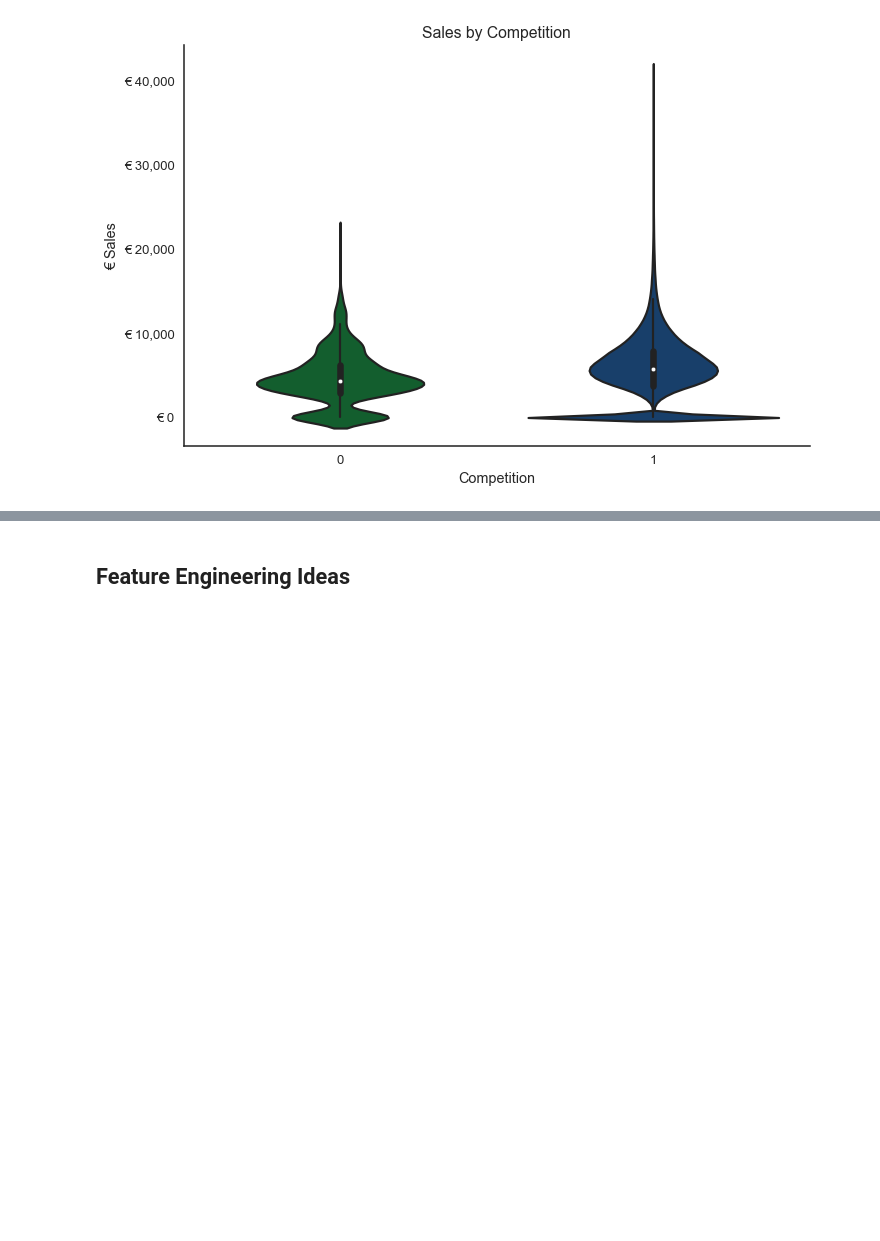
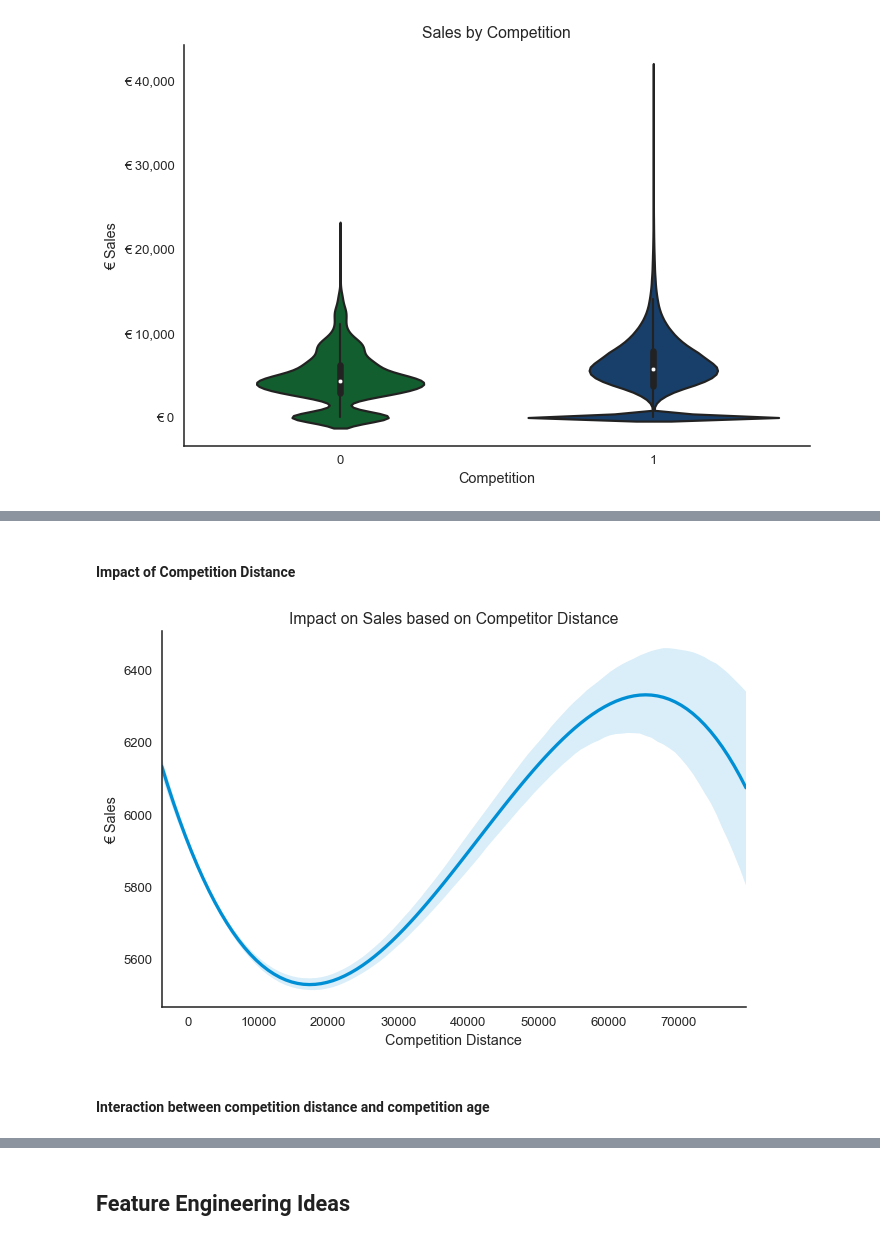
Before and after one commit to nurudeensulaimon/EDA, a Jupyter notebook: Exploratory Data Analysis Aaron.ipynb, the cells around one changed output, grey strips where cells are left out. Saved outputs shown, nothing was run; the diff lists cells and outputs as text; code cells hidden in the pictures; blank space fills up the shorter version.

Commit message:
Competitor Analysis

```diff
--- a/Exploratory Data Analysis Aaron.ipynb
+++ b/Exploratory Data Analysis Aaron.ipynb
@@ -616,0 +684,22 @@ sns.despine();
+# %% [markdown]
+#### Impact of Competition Distance
+# %%
+competitors = merged_data[merged_data['Ind_Competition'] == 1]
+
+g = sns.lmplot(x = 'CompetitionDistance',
+              y = 'Sales',
+              data = competitors,
+              order = 3,
+              size = 5,
+              aspect = 1.5,
+               scatter = False,
+              palette = pal
+              )
+
+plt.title('Impact on Sales based on Competitor Distance')
+plt.xlabel('Competition Distance')
+plt.ylabel('€ Sales');
+# %% [output]
+[figure, added]
+# %% [markdown]
+#### Interaction between competition distance and competition age
```
Also changed, not shown: parts of 8 cells of this notebook.
